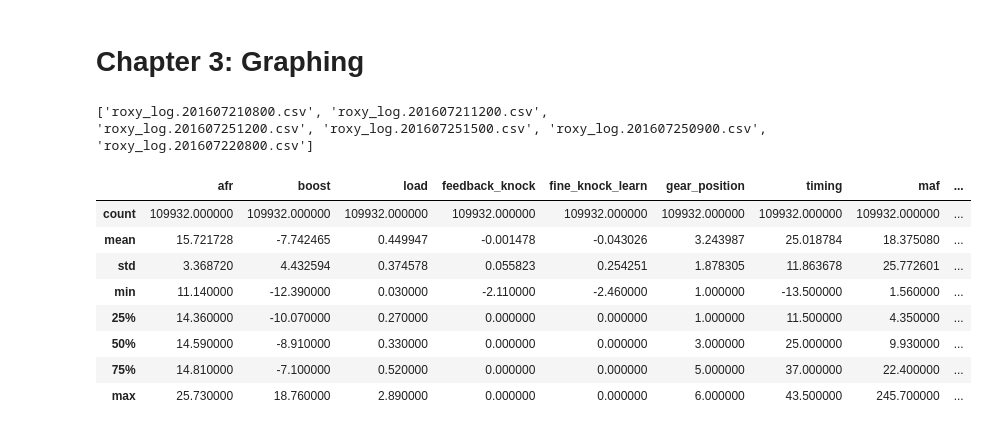
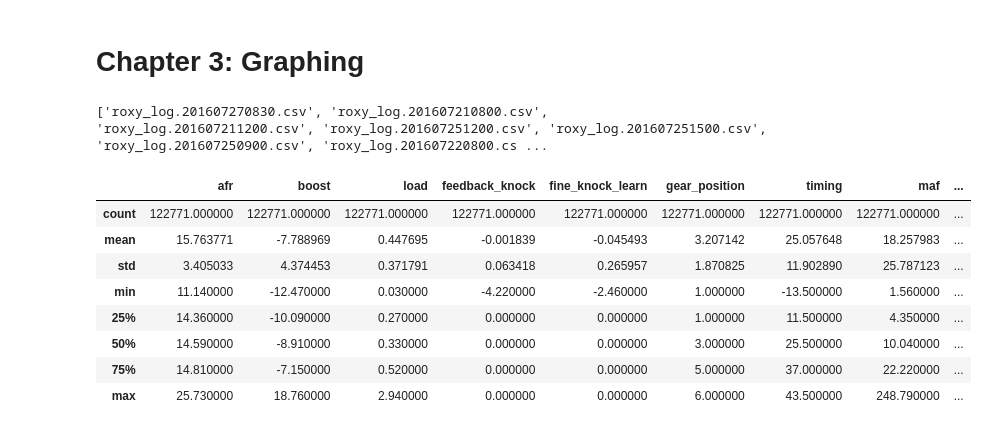
Before and after one commit to lundybernard/engine_analysis, a Jupyter notebook: notebooks/3_graphing.ipynb, the cells around one changed output. Saved outputs shown, nothing was run; the diff lists cells and outputs as text; code cells hidden in the pictures.

```diff
--- a/notebooks/3_graphing.ipynb
+++ b/notebooks/3_graphing.ipynb
@@ -34,43 +34,43 @@ dataframes = []
 for log in logfiles:
     #print( log )
     # read the logfile
     data = pd.read_csv('../raw_data/{}'.format(log), encoding='iso-8859-1')
 
     #print(data.columns)
     # drop the metadata column:
     data.drop(data.columns[[-1]], axis=1, inplace=True)
 
     # rename the columns
     data.rename(columns=col_map, inplace=True)
 
     # change delta_t to timestamps
     start_time = pd.Timestamp(log.split('.')[1])
     delta_t = pd.to_timedelta(data['time'], unit='s')
-    data['time'] = delta_t + start_times[0]
+    data['time'] = delta_t + start_time
 
     # and set the timestamps as the index
     data.index = data.time
     data.drop('time', 1, inplace=True)
 
     dataframes.append(data)
 
 
 # Concatenate all the dataframes together,
 # easier because they are in a list already
 
 data = pd.concat(dataframes)
 data.describe()
 # %% [output]
-['roxy_log.201607210800.csv', 'roxy_log.201607211200.csv', 'roxy_log.201607251200.csv', 'roxy_log.201607251500.csv', 'roxy_log.201607250900.csv', 'roxy_log.201607220800.csv']
+['roxy_log.201607270830.csv', 'roxy_log.201607210800.csv', 'roxy_log.201607211200.csv', 'roxy_log.201607251200.csv', 'roxy_log.201607251500.csv', 'roxy_log.201607250900.csv', 'roxy_log.201607220800.cs ...
 |  | afr | boost | load | feedback_knock | fine_knock_learn | gear_position | timing | maf | ... |
-| count | 109932.000000 | 109932.000000 | 109932.000000 | 109932.000000 | 109932.000000 | 109932.000000 | 109932.000000 | 109932.000000 | ... |
-| mean | 15.721728 | -7.742465 | 0.449947 | -0.001478 | -0.043026 | 3.243987 | 25.018784 | 18.375080 | ... |
-| std | 3.368720 | 4.432594 | 0.374578 | 0.055823 | 0.254251 | 1.878305 | 11.863678 | 25.772601 | ... |
-| min | 11.140000 | -12.390000 | 0.030000 | -2.110000 | -2.460000 | 1.000000 | -13.500000 | 1.560000 | ... |
-| 25% | 14.360000 | -10.070000 | 0.270000 | 0.000000 | 0.000000 | 1.000000 | 11.500000 | 4.350000 | ... |
-| 50% | 14.590000 | -8.910000 | 0.330000 | 0.000000 | 0.000000 | 3.000000 | 25.000000 | 9.930000 | ... |
-| 75% | 14.810000 | -7.100000 | 0.520000 | 0.000000 | 0.000000 | 5.000000 | 37.000000 | 22.400000 | ... |
-| max | 25.730000 | 18.760000 | 2.890000 | 0.000000 | 0.000000 | 6.000000 | 43.500000 | 245.700000 | ... |
+| count | 122771.000000 | 122771.000000 | 122771.000000 | 122771.000000 | 122771.000000 | 122771.000000 | 122771.000000 | 122771.000000 | ... |
+| mean | 15.763771 | -7.788969 | 0.447695 | -0.001839 | -0.045493 | 3.207142 | 25.057648 | 18.257983 | ... |
+| std | 3.405033 | 4.374453 | 0.371791 | 0.063418 | 0.265957 | 1.870825 | 11.902890 | 25.787123 | ... |
+| min | 11.140000 | -12.470000 | 0.030000 | -4.220000 | -2.460000 | 1.000000 | -13.500000 | 1.560000 | ... |
+| 25% | 14.360000 | -10.090000 | 0.270000 | 0.000000 | 0.000000 | 1.000000 | 11.500000 | 4.350000 | ... |
+| 50% | 14.590000 | -8.910000 | 0.330000 | 0.000000 | 0.000000 | 3.000000 | 25.500000 | 10.040000 | ... |
+| 75% | 14.810000 | -7.150000 | 0.520000 | 0.000000 | 0.000000 | 5.000000 | 37.000000 | 22.220000 | ... |
+| max | 25.730000 | 18.760000 | 2.940000 | 0.000000 | 0.000000 | 6.000000 | 43.500000 | 248.790000 | ... |
 # %%
 %matplotlib inline
 # %%
```
Also changed, not shown: parts of 9 cells of this notebook, 2 other files.
